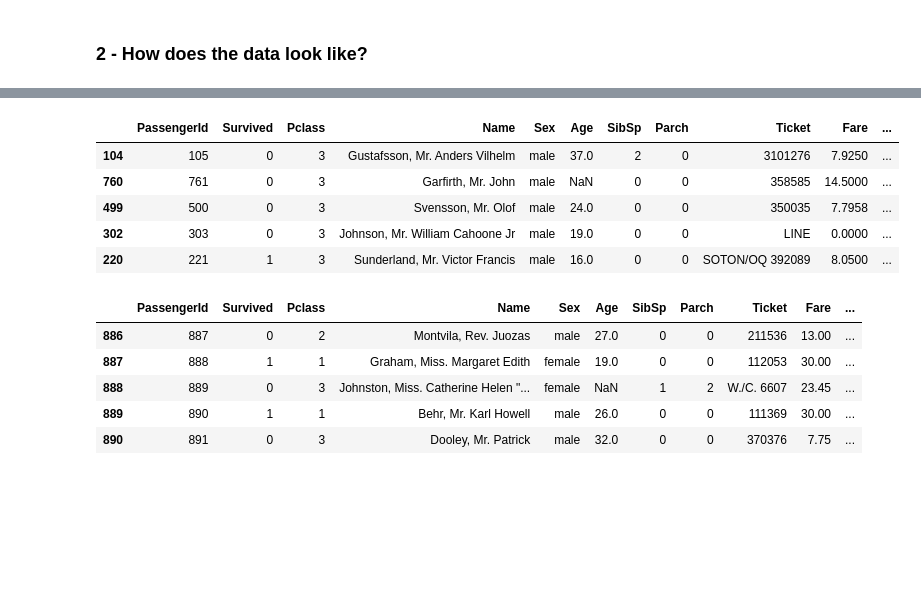
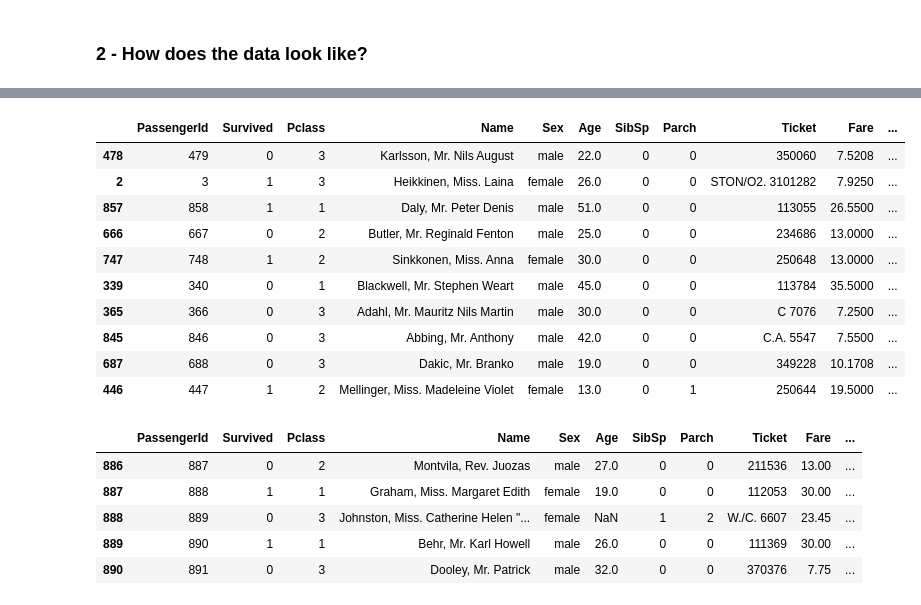
Before and after one commit to Ahmed546/ML-Course, a Jupyter notebook: Day 1/data.ipynb, the cells around one changed output, grey strips where cells are left out. Cells and saved outputs as stored; diff of their text form; code cells hidden in the pictures; blank space fills up the shorter version.

```diff
--- a/Day 1/data.ipynb
+++ b/Day 1/data.ipynb
@@ -44,14 +44,19 @@ df.head()
 | 3 | 4 | 1 | 1 | Futrelle, Mrs. Jacques Heath (Lil... | female | 35.0 | 1 | 0 | 113803 | 53.1000 | ... |
 | 4 | 5 | 0 | 3 | Allen, Mr. William Henry | male | 35.0 | 0 | 0 | 373450 | 8.0500 | ... |
 # %%
-df.sample(5)
+df.sample(10)
 # %% [output]
 |  | PassengerId | Survived | Pclass | Name | Sex | Age | SibSp | Parch | Ticket | Fare | ... |
-| 104 | 105 | 0 | 3 | Gustafsson, Mr. Anders Vilhelm | male | 37.0 | 2 | 0 | 3101276 | 7.9250 | ... |
-| 760 | 761 | 0 | 3 | Garfirth, Mr. John | male | NaN | 0 | 0 | 358585 | 14.5000 | ... |
-| 499 | 500 | 0 | 3 | Svensson, Mr. Olof | male | 24.0 | 0 | 0 | 350035 | 7.7958 | ... |
-| 302 | 303 | 0 | 3 | Johnson, Mr. William Cahoone Jr | male | 19.0 | 0 | 0 | LINE | 0.0000 | ... |
-| 220 | 221 | 1 | 3 | Sunderland, Mr. Victor Francis | male | 16.0 | 0 | 0 | SOTON/OQ 392089 | 8.0500 | ... |
+| 478 | 479 | 0 | 3 | Karlsson, Mr. Nils August | male | 22.0 | 0 | 0 | 350060 | 7.5208 | ... |
+| 2 | 3 | 1 | 3 | Heikkinen, Miss. Laina | female | 26.0 | 0 | 0 | STON/O2. 3101282 | 7.9250 | ... |
+| 857 | 858 | 1 | 1 | Daly, Mr. Peter Denis | male | 51.0 | 0 | 0 | 113055 | 26.5500 | ... |
+| 666 | 667 | 0 | 2 | Butler, Mr. Reginald Fenton | male | 25.0 | 0 | 0 | 234686 | 13.0000 | ... |
+| 747 | 748 | 1 | 2 | Sinkkonen, Miss. Anna | female | 30.0 | 0 | 0 | 250648 | 13.0000 | ... |
+| 339 | 340 | 0 | 1 | Blackwell, Mr. Stephen Weart | male | 45.0 | 0 | 0 | 113784 | 35.5000 | ... |
+| 365 | 366 | 0 | 3 | Adahl, Mr. Mauritz Nils Martin | male | 30.0 | 0 | 0 | C 7076 | 7.2500 | ... |
+| 845 | 846 | 0 | 3 | Abbing, Mr. Anthony | male | 42.0 | 0 | 0 | C.A. 5547 | 7.5500 | ... |
+| 687 | 688 | 0 | 3 | Dakic, Mr. Branko | male | 19.0 | 0 | 0 | 349228 | 10.1708 | ... |
+| 446 | 447 | 1 | 2 | Mellinger, Miss. Madeleine Violet | female | 13.0 | 0 | 1 | 250644 | 19.5000 | ... |
 # %%
 df.tail()
 # %% [output]
```
Also changed, not shown: parts of 4 cells of this notebook, 1 other file.
